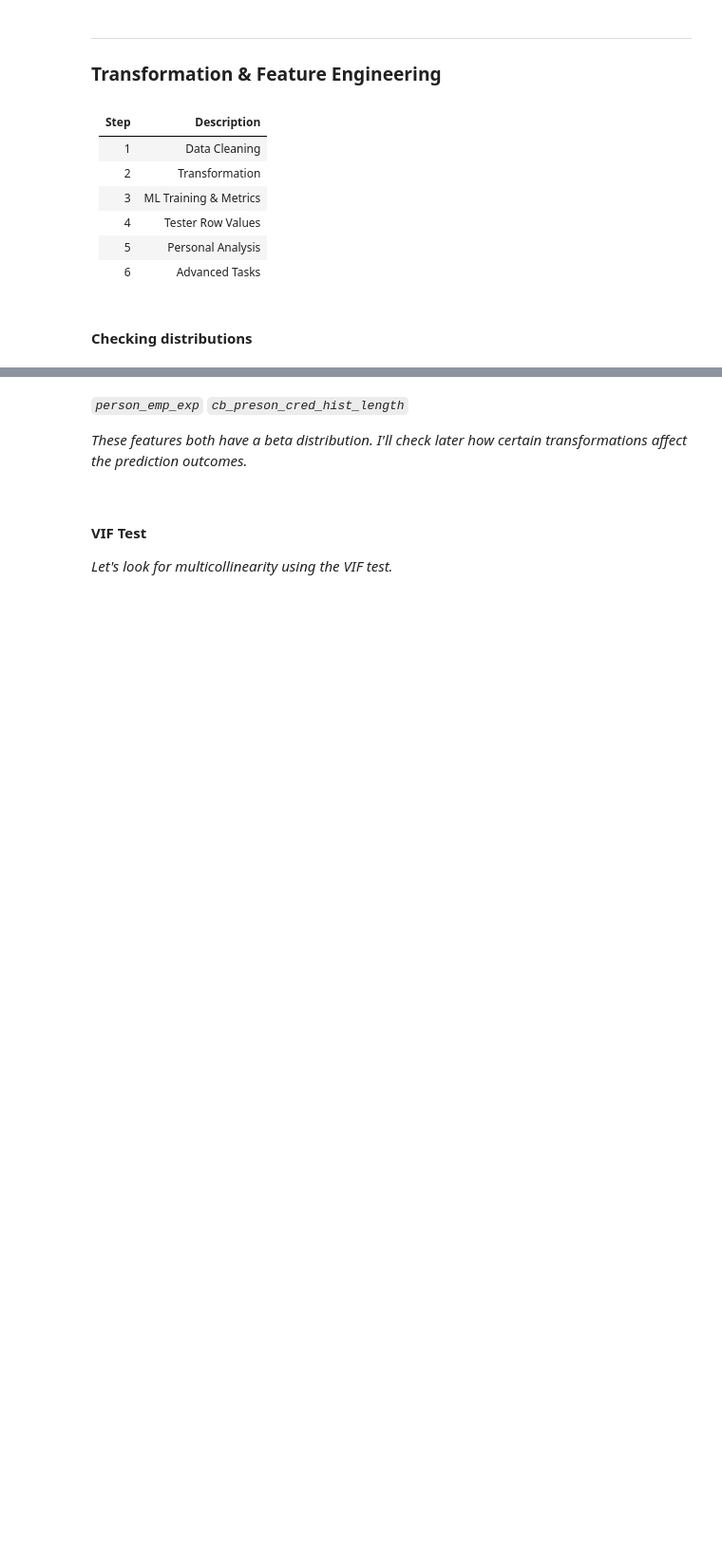
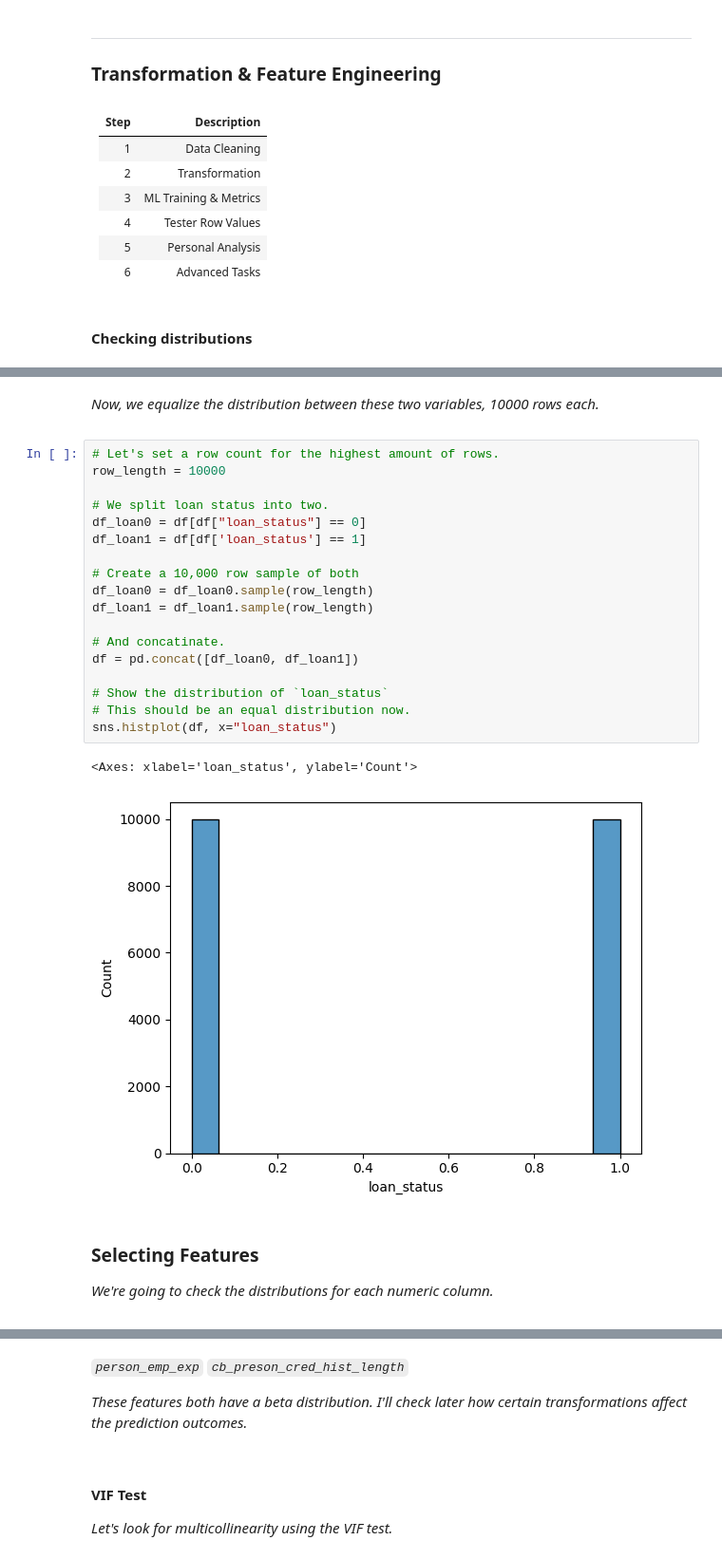
Before and after one commit to jehuhta/Intro_ML, a Jupyter notebook: Exercise2_WIP/ex2_01_main.ipynb, the cells around one changed output, grey strips where cells are left out. Shown at 95% size. Cells and saved outputs as stored; diff of their text form; blank space fills up the shorter version.

```diff
--- a/Exercise2_WIP/ex2_01_main.ipynb
+++ b/Exercise2_WIP/ex2_01_main.ipynb
@@ -285 +310,32 @@ Name: count, dtype: int64
+# %% [markdown]
+<i>
+
+Now, we equalize the distribution between these two variables, 10000 rows each.
+# %%
+# Let's set a row count for the highest amount of rows.
+row_length = 10000
+
+# We split loan status into two.
+df_loan0 = df[df["loan_status"] == 0]
+df_loan1 = df[df['loan_status'] == 1]
+
+# Create a 10,000 row sample of both
+df_loan0 = df_loan0.sample(row_length)
+df_loan1 = df_loan1.sample(row_length)
+
+# And concatinate.
+df = pd.concat([df_loan0, df_loan1])
+
+# Show the distribution of `loan_status`
+# This should be an equal distribution now.
+sns.histplot(df, x="loan_status")
+# %% [output]
+<Axes: xlabel='loan_status', ylabel='Count'>
+[figure, added]
+# %% [markdown]
+### Selecting Features
+
+<i>
+
+We're going to check the distributions for each numeric column.
 # %%
```
Also changed, not shown: parts of 31 cells of this notebook, 4 other files.
